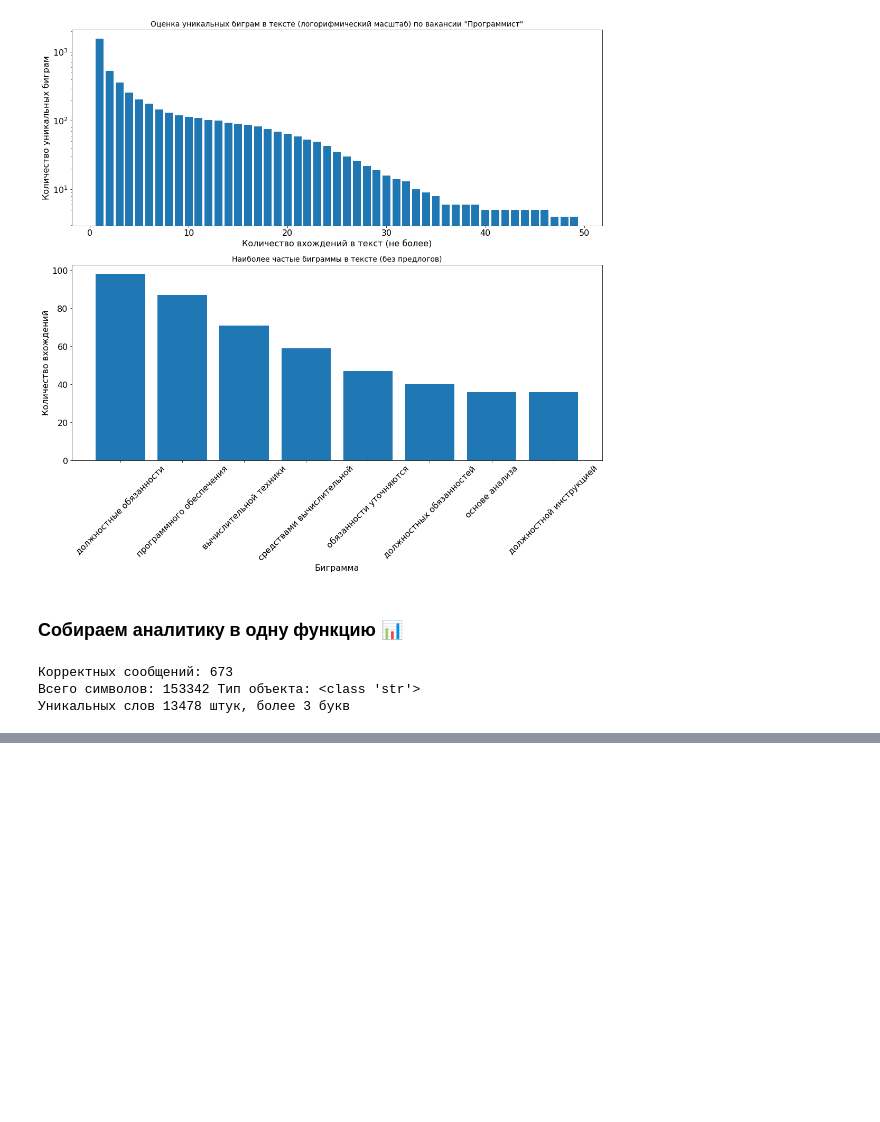
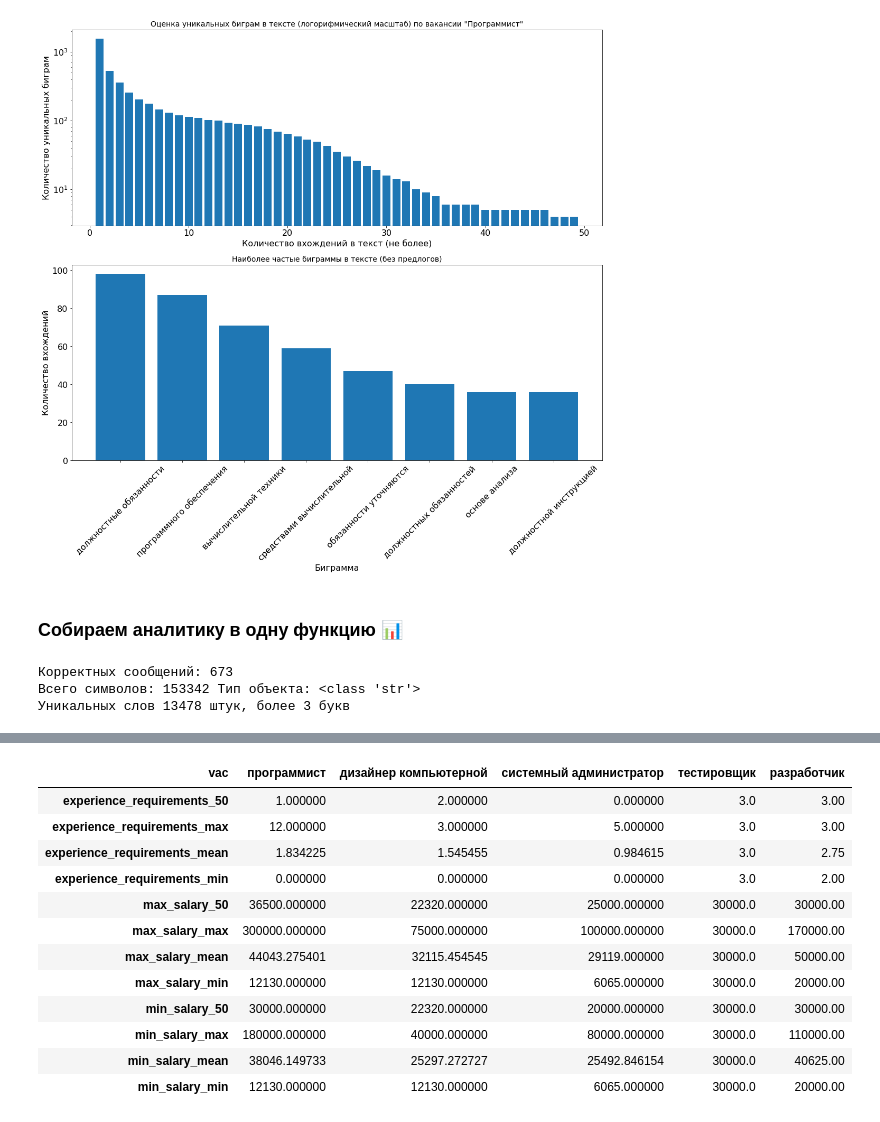
Before and after one commit to melchugin/choiceapp.deaflizards.ru, a Jupyter notebook: research/Sentiment.ipynb, the cells around one changed output, grey strips where cells are left out. Cells and saved outputs as stored; diff of their text form; code cells hidden in the pictures; blank space fills up the shorter version.

```diff
--- a/research/Sentiment.ipynb
+++ b/research/Sentiment.ipynb
@@ -502,0 +537,17 @@ mark_text_vacancies(test_vac, vac_type="программист", freq=True)
+# %%
+numeric_data_vacancies.to_csv("train_data/numeric_data_vacancies.csv", index=False)
+numeric_data_vacancies.set_index("vac").T
+# %% [output]
+| vac | программист | дизайнер компьютерной | системный администратор | тестировщик | разработчик |
+| experience_requirements_50 | 1.000000 | 2.000000 | 0.000000 | 3.0 | 3.00 |
+| experience_requirements_max | 12.000000 | 3.000000 | 5.000000 | 3.0 | 3.00 |
+| experience_requirements_mean | 1.834225 | 1.545455 | 0.984615 | 3.0 | 2.75 |
+| experience_requirements_min | 0.000000 | 0.000000 | 0.000000 | 3.0 | 2.00 |
+| max_salary_50 | 36500.000000 | 22320.000000 | 25000.000000 | 30000.0 | 30000.00 |
+| max_salary_max | 300000.000000 | 75000.000000 | 100000.000000 | 30000.0 | 170000.00 |
+| max_salary_mean | 44043.275401 | 32115.454545 | 29119.000000 | 30000.0 | 50000.00 |
+| max_salary_min | 12130.000000 | 12130.000000 | 6065.000000 | 30000.0 | 20000.00 |
+| min_salary_50 | 30000.000000 | 22320.000000 | 20000.000000 | 30000.0 | 30000.00 |
+| min_salary_max | 180000.000000 | 40000.000000 | 80000.000000 | 30000.0 | 110000.00 |
+| min_salary_mean | 38046.149733 | 25297.272727 | 25492.846154 | 30000.0 | 40625.00 |
+| min_salary_min | 12130.000000 | 12130.000000 | 6065.000000 | 30000.0 | 20000.00 |
```
Also changed, not shown: parts of 20 cells of this notebook.
